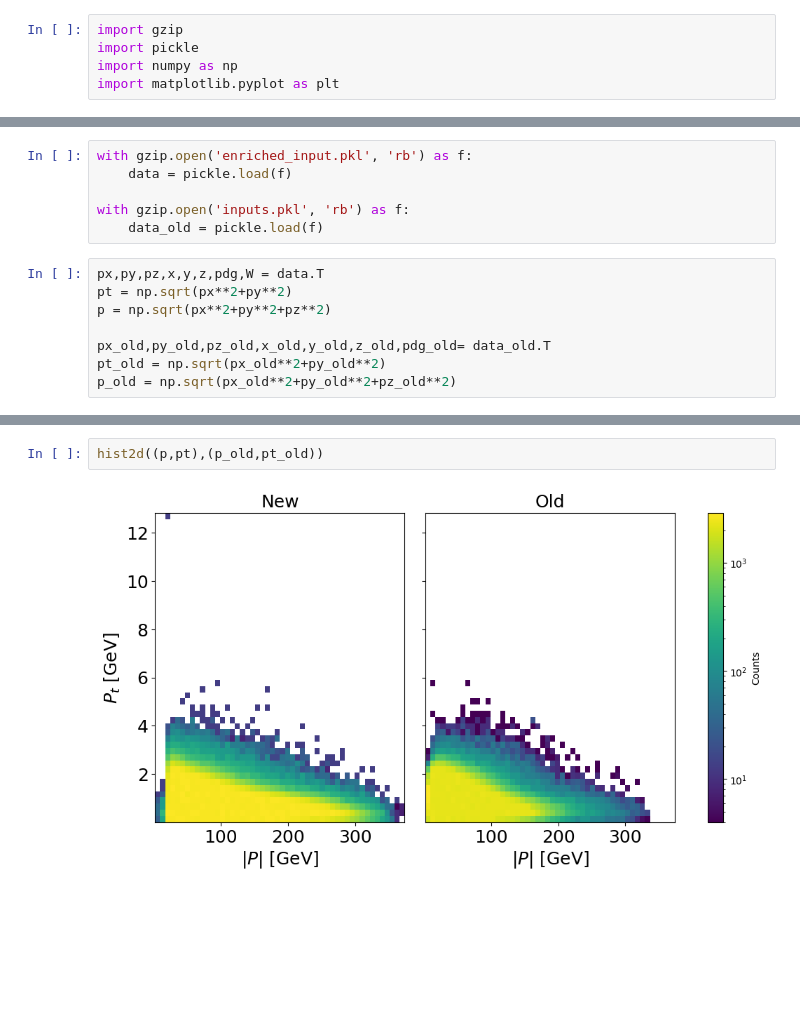
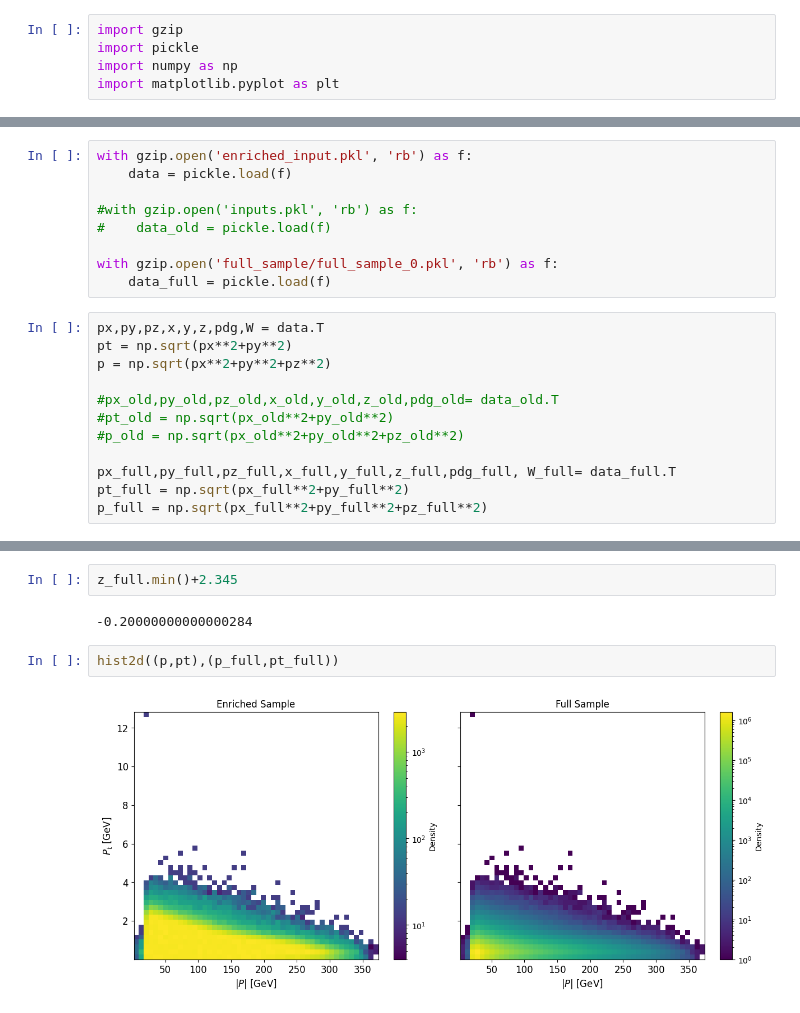
Before and after one commit to lfpc/MuonsAndMatter, a Jupyter notebook: data/see_input.ipynb, the cells around one changed output, grey strips where cells are left out. Cells and saved outputs as stored; diff of their text form; blank space fills up the shorter version.

```diff
--- a/data/see_input.ipynb
+++ b/data/see_input.ipynb
@@ -59,16 +72,23 @@ def difference_hist1d(x1,x2,xlabel:str = '',density = True, bins = 'auto'):
 with gzip.open('enriched_input.pkl', 'rb') as f:
     data = pickle.load(f)
 
-with gzip.open('inputs.pkl', 'rb') as f:
-    data_old = pickle.load(f)
+#with gzip.open('inputs.pkl', 'rb') as f:
+#    data_old = pickle.load(f)
+
+with gzip.open('full_sample/full_sample_0.pkl', 'rb') as f:
+    data_full = pickle.load(f)
 # %%
 px,py,pz,x,y,z,pdg,W = data.T
 pt = np.sqrt(px**2+py**2)
 p = np.sqrt(px**2+py**2+pz**2)
 
-px_old,py_old,pz_old,x_old,y_old,z_old,pdg_old= data_old.T
-pt_old = np.sqrt(px_old**2+py_old**2)
-p_old = np.sqrt(px_old**2+py_old**2+pz_old**2)
+#px_old,py_old,pz_old,x_old,y_old,z_old,pdg_old= data_old.T
+#pt_old = np.sqrt(px_old**2+py_old**2)
+#p_old = np.sqrt(px_old**2+py_old**2+pz_old**2)
+
+px_full,py_full,pz_full,x_full,y_full,z_full,pdg_full, W_full= data_full.T
+pt_full = np.sqrt(px_full**2+py_full**2)
+p_full = np.sqrt(px_full**2+py_full**2+pz_full**2)
 # %%
 fig, axes = plt.subplots(1, 3, figsize=(18, 6))
 
@@ -88,4 +137,8 @@ plt.show()
+# %%
+z_full.min()+2.345
+# %% [output]
+-0.20000000000000284
 # %%
-hist2d((p,pt),(p_old,pt_old))
+hist2d((p,pt),(p_full,pt_full))
 # %% [output]
-[figure, old version]
+[figure, new version]
```
Also changed, not shown: parts of 10 cells of this notebook, 7 other files.
